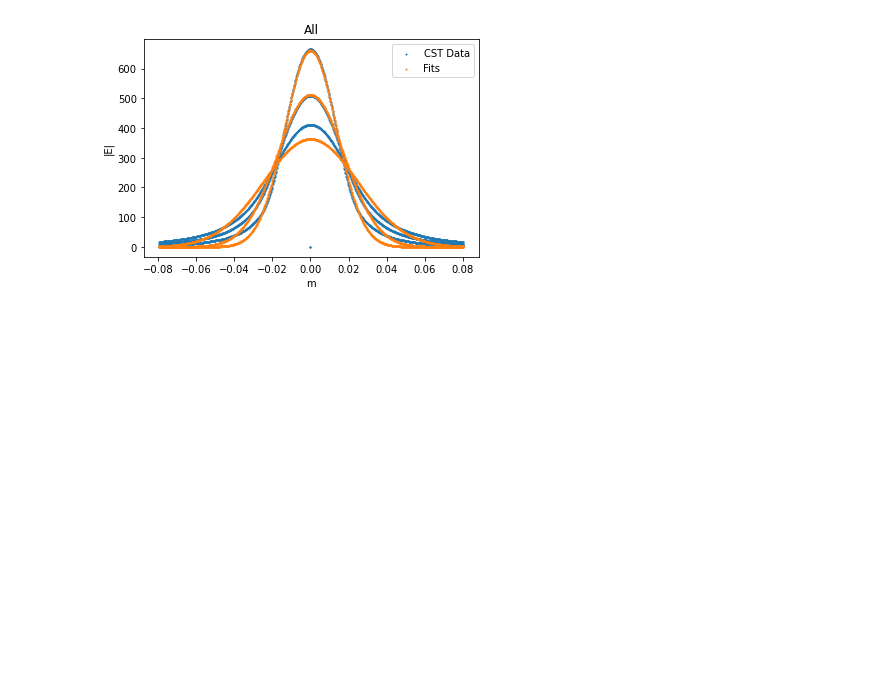
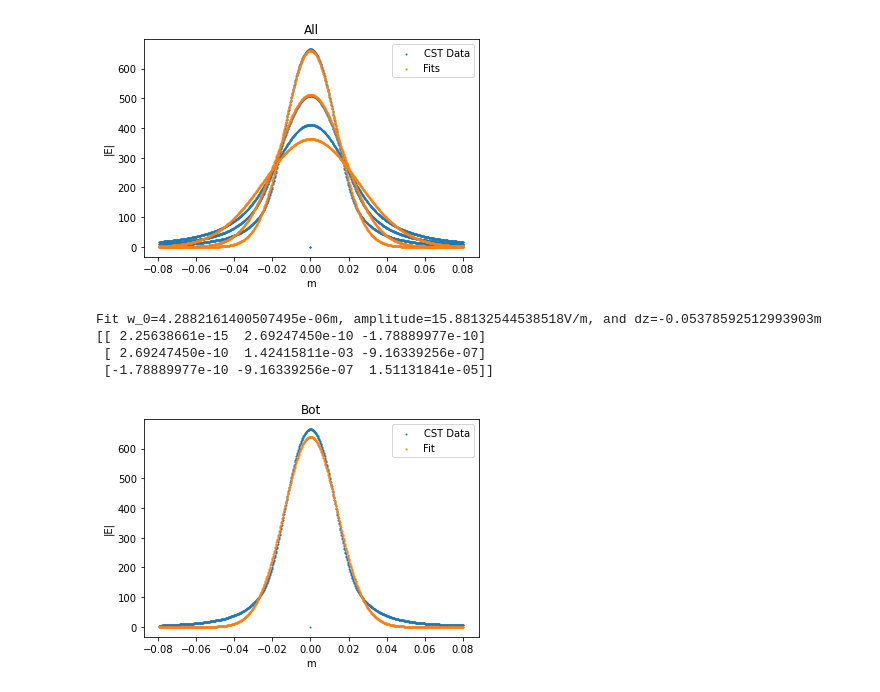
Before and after one commit to GageSiebert/EXCLAIM_Optics, a Jupyter notebook: Tertiary_Only_Comparison.ipynb, the cells around one changed output. Saved outputs shown, nothing was run; the diff lists cells and outputs as text; code cells hidden in the pictures; blank space fills up the shorter version.

Commit message:
7/21/2020
Unsuccessfully troubleshooting the fm order bug

```diff
--- a/Tertiary_Only_Comparison.ipynb
+++ b/Tertiary_Only_Comparison.ipynb
@@ -323,3 +354,83 @@ plt.legend()
 plt.show()
 # %% [output]
 [figure]
+# %%
+#Fitting all the data (with z free)
+import numpy as np
+import math
+import matplotlib
+import matplotlib.pyplot as plt
+import sys
+from astropy import constants as const
+from scipy.optimize import curve_fit
+
+def func(x, *params):
+    ll=0.14989622900000002/100 # wavelength in m when freq=200GHz
+    ylens=-49.840796/100
+    ybot=-27.8737/100
+    ymid=-18.8737/100
+    ytop=-9.8737/100
+    #z = [ybot-ylens,ymid-ylens,ytop-ylens] # in meters
+    z = [ytop-ylens,ymid-ylens,ybot-ylens] #lets flip the order as a test
+
+    w_0 = params[0]
+    amp = params[1]
+    dz = params[2]
+
+    y = np.zeros_like(x)
+    for it in np.arange(0,3):
+        w=1/(w_0*np.sqrt(1+(ll*(z[it]-dz)/math.pi/w_0**2)**2))
+        y[995*it:995*(it+1)]=amp*np.sqrt(2/math.pi)/w*np.exp(-(x[995*it:995*(it+1)]/w)**2)
+    return y
+
+x=np.zeros(995*3)
+E=np.zeros(995*3)
+
+E[0:995*1]=np.sqrt(np.loadtxt('../EXCLAIM_Optics/EXCLAIM_Data/TO_run2.1/xbeam_bot.txt'))
+x[0:995*1]=np.loadtxt('../EXCLAIM_Optics/EXCLAIM_Data/TO_run2.1/xbeampos_bot.txt')/100
+
+E[995*1:995*2]=np.sqrt(np.loadtxt('../EXCLAIM_Optics/EXCLAIM_Data/TO_run2.1/xbeam_mid.txt'))
+x[995*1:995*2]=np.loadtxt('../EXCLAIM_Optics/EXCLAIM_Data/TO_run2.1/xbeampos_mid.txt')/100
+
+E[995*2:995*3]=np.sqrt(np.loadtxt('../EXCLAIM_Optics/EXCLAIM_Data/TO_run2.1/xbeam_top.txt'))
+x[995*2:995*3]=np.loadtxt('../EXCLAIM_Optics/EXCLAIM_Data/TO_run2.1/xbeampos_top.txt')/100
+
+guess=[0.01, 15, 0]
+
+popt, pcov = curve_fit(func, x, E, p0=guess, bounds=((0, 0, -1), (1, 100, 1)))
+
+ll=0.14989622900000002/100 # wavelength in m when freq=200GHz
+ylens=-49.840796/100
+ybot=-27.8737/100
+ymid=-18.8737/100
+ytop=-9.8737/100
+z = [ytop-ylens,ymid-ylens,ybot-ylens] #lets flip the order as a test
+
+w_0 = popt[0]
+amp = popt[1]
+dz = popt[2]
+w=1/(w_0*np.sqrt(1+(ll*(z[it]-dz)/math.pi/w_0**2)**2))
+
+print(f"Fit w_0={popt[0]}m, amplitude={popt[1]}V/m, and dz={popt[2]}m")
+print(pcov)
+t=["Bot", "Mid", "Top"]
+y=func(x,popt[0], popt[1], popt[2])
+for it in np.arange(0,3):
+    plt.scatter(x[995*it:995*(it+1)], E[995*it:995*(it+1)], 1, label="CST Data")
+    plt.scatter(x[995*it:995*(it+1)], y[995*it:995*(it+1)], 1, label="Fit")
+    plt.title(t[it])
+    plt.xlabel('m')
+    plt.ylabel('|E| (V/m)')
+    plt.legend()
+    plt.savefig(t[it]+"_Fit.png")
+    plt.show()
+    plt.clf()
+    w=1/(w_0*np.sqrt(1+(ll*(z[it]-dz)/math.pi/w_0**2)**2))
+    print(f"{t[it]} Width={w}m")
+    print(f"{t[it]} Amplitude={amp*np.sqrt(2/math.pi)/w}")
+# %% [output]
+Fit w_0=4.2882161400507495e-06m, amplitude=15.88132544538518V/m, and dz=-0.05378592512993903m
+[[ 2.25638661e-15  2.69247450e-10 -1.78889977e-10]
+ [ 2.69247450e-10  1.42415811e-03 -9.16339256e-07]
+ [-1.78889977e-10 -9.16339256e-07  1.51131841e-05]]
+[figure, added]
```
Also changed, not shown: parts of 7 cells of this notebook.
